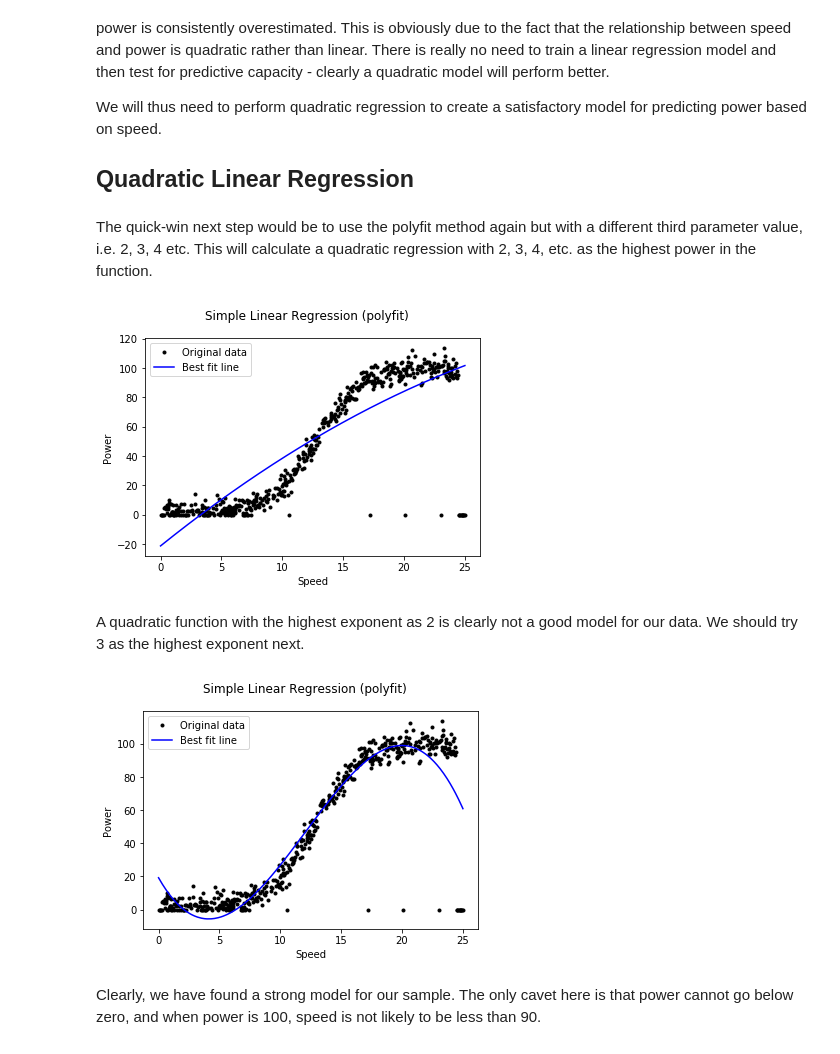
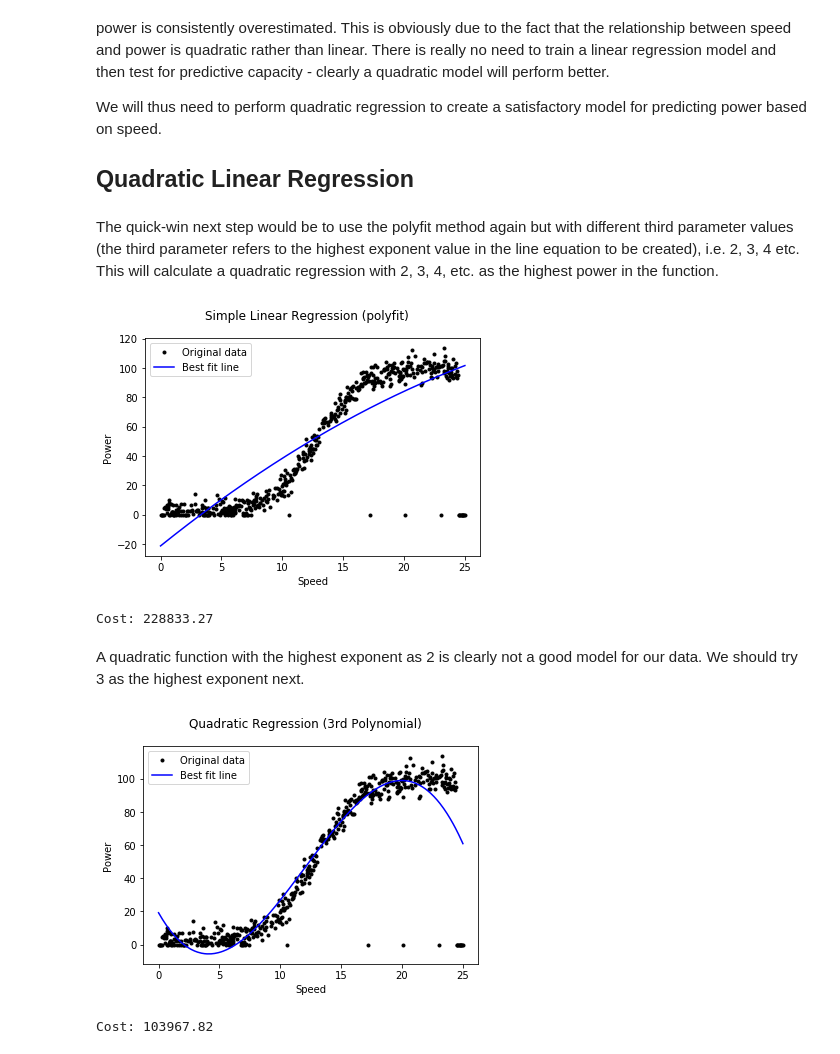
Before and after one commit to ashleycampion/GMIT_fundamentals_of_data_analysis_module, a Jupyter notebook: Project.ipynb, the cells around one changed output. Cells and saved outputs as stored; diff of their text form; code cells hidden in the pictures.

Commit message:
finished graphs of quadratic regressions

```diff
--- a/Project.ipynb
+++ b/Project.ipynb
@@ -149,7 +151,7 @@ We will thus need to perform quadratic regression to create a satisfactory model
 
 ## Quadratic Linear Regression
 # %% [markdown]
-The quick-win next step would be to use the polyfit method again but with a different third parameter value, i.e. 2, 3, 4 etc. This will calculate a quadratic regression with 2, 3, 4, etc. as the highest power in the function.
+The quick-win next step would be to use the polyfit method again but with different third parameter values (the third parameter refers to the highest exponent value in the line equation to be created), i.e. 2, 3, 4 etc. This will calculate a quadratic regression with 2, 3, 4, etc. as the highest power in the function.
 # %%
 # this time will will simply use numpy's polyfit method
 sq, one, const = np.polyfit(df[columns[0]], df[columns[1]], 2)
@@ -166,27 +168,36 @@ plt.legend()
 
 # Show the plot.
 plt.show()
+
+
+cost = np.sum([(df[columns[1]][i] - (sq*df[columns[0]][i]**2 + one * df[columns[0]][i] + const))**2 for i in range(df[columns[0]].size)])
+
+print(f"Cost: {cost.round(2)}")
 # %% [output]
 [figure]
+Cost: 228833.27
 # %% [markdown]
 A quadratic function with the highest exponent as 2 is clearly not a good model for our data. We should try 3 as the highest exponent next.
 # %%
 # this time will will simply use numpy's polyfit method
 three, two, one, zero = np.polyfit(df[columns[0]], df[columns[1]], 3)
 
 
 plt.plot(df[columns[0]], df[columns[1]], 'k.', label='Original data')
 plt.plot(df[columns[0]], (three*df[columns[0]]**3 + two*df[columns[0]]**2 + one * df[columns[0]] + zero), 'b-', label='Best fit line')
 
 # Add axis labels and a legend.
-plt.suptitle("Simple Linear Regression (polyfit)")
+plt.suptitle("Quadratic Regression (3rd Polynomial)")
 plt.xlabel('Speed')
 plt.ylabel('Power')
 plt.legend()
 
 # Show the plot.
 plt.show()
+
+cost = np.sum([(df[columns[1]][i] - (three*df[columns[0]][i]**3 + two*df[columns[0]][i]**2 + one * df[columns[0]][i] + zero))**2 for i in range(df[columns[0]].size)])
+
+print(f"Cost: {cost.round(2)}")
 # %% [output]
-[figure, old version]
+[figure, new version]
+Cost: 103967.82
-# %% [markdown]
-Clearly, we have found a strong model for our sample. The only cavet here is that power cannot go below zero, and when power is 100, speed is not likely to be less than 90.
```
Also changed, not shown: parts of 8 cells of this notebook.
